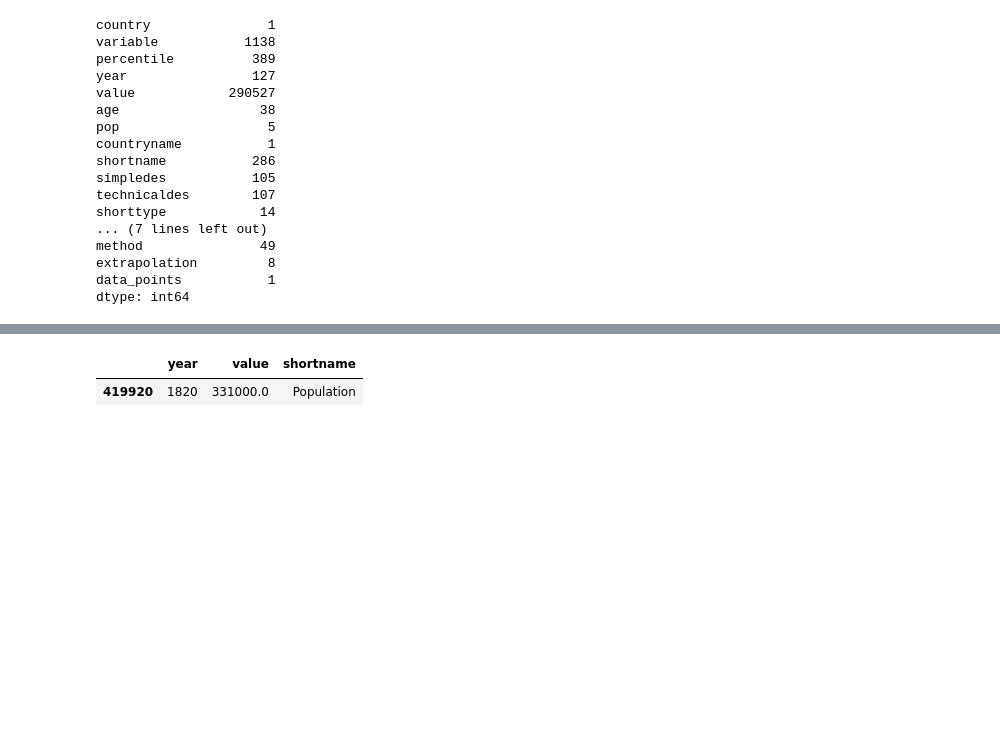
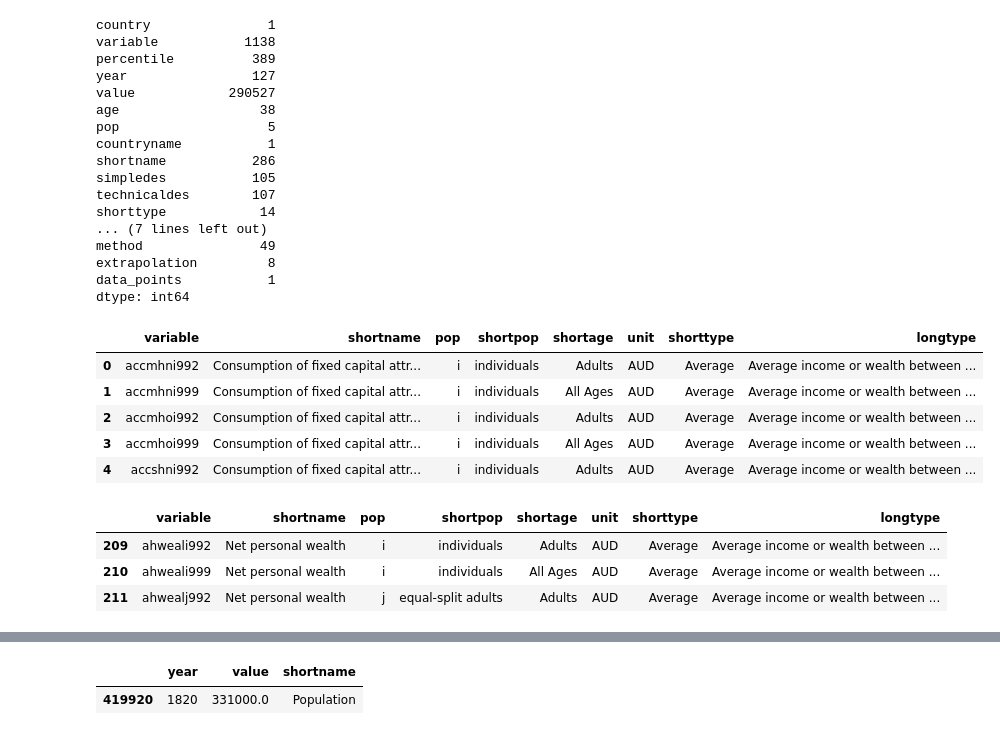
Before and after one commit to aldillon88/world-inequality-analysis, a Jupyter notebook: notebooks/initial-eda.ipynb, the cells around one changed output, grey strips where cells are left out. Saved outputs shown, nothing was run; the diff lists cells and outputs as text; code cells hidden in the pictures; blank space fills up the shorter version.

```diff
--- a/notebooks/initial-eda.ipynb
+++ b/notebooks/initial-eda.ipynb
@@ -104,46 +108,27 @@ extrapolation         8
 data_points           1
 dtype: int64
 # %%
+# Create a summary of all unique variables in the dataset.
 ls = []
 for variable, data in df.groupby('variable'):
     summary = {
         'variable': variable,
         'shortname': data['shortname'].unique()[0],
         'pop': data['pop'].unique()[0],
         'shortpop': data['shortpop'].unique()[0],
         'shortage': data['shortage'].unique()[0],
         'unit': data['unit'].unique()[0],
         'shorttype': data['shorttype'].unique()[0],
         'longtype': data['longtype'].unique()[0]
     }
     ls.append(summary)
 
 var_df = pd.DataFrame(ls)
-
-vars_of_interest = [
-    'wpwdebi999',
-    'wpweali999',
-    'wexpgoi999',
-    'wgdproi999',
-    'mgninci999',
-    'agninci999',
-    'agdproi999',
-    'mgdproi999',
-    'enfcari999',
-    'enfghgi999',
-    'knfcari999',
-    'knfghgi999',
-    'iqualii999',
-    'xlcuspi999',
-    'xlcusxi999',
-    'npopuli999',
-    'apwdebi999',
-    'mpwdebi999'
-]
-
-
-var_descriptions = var_df[(var_df['variable'].isin(vars_of_interest)) | ((var_df['variable'].str.contains('gei', case=False)) & (var_df['shortage'] == 'All Ages'))]
-var_descriptions.to_csv('../data/reference/variable_descriptions.csv', index=False)
-vars = pd.Series(var_descriptions['variable'].unique())
-vars.to_csv('../data/reference/variables_to_analyze.csv', header=['variable'], index=False)
-final_df = df[df['variable'].isin(vars)].copy()
+var_df.head()
+# %% [output]
+|  | variable | shortname | pop | shortpop | shortage | unit | shorttype | longtype |
+| 0 | accmhni992 | Consumption of fixed capital attr... | i | individuals | Adults | AUD | Average | Average income or wealth between ... |
+| 1 | accmhni999 | Consumption of fixed capital attr... | i | individuals | All Ages | AUD | Average | Average income or wealth between ... |
+| 2 | accmhoi992 | Consumption of fixed capital attr... | i | individuals | Adults | AUD | Average | Average income or wealth between ... |
+| 3 | accmhoi999 | Consumption of fixed capital attr... | i | individuals | All Ages | AUD | Average | Average income or wealth between ... |
+| 4 | accshni992 | Consumption of fixed capital attr... | i | individuals | Adults | AUD | Average | Average income or wealth between ... |
@@ -150 +183,9 @@ final_df = df[df['variable'].isin(vars)].copy()
+# %%
+per_capita = var_df[(var_df['variable'].isin(vars.values)) & (var_df['unit'] == 'AUD') & (var_df['shorttype'] == 'Average')]
+per_capita[per_capita['shortname'] == 'Net personal wealth']
+# %% [output]
+|  | variable | shortname | pop | shortpop | shortage | unit | shorttype | longtype |
+| 209 | ahweali992 | Net personal wealth | i | individuals | Adults | AUD | Average | Average income or wealth between ... |
+| 210 | ahweali999 | Net personal wealth | i | individuals | All Ages | AUD | Average | Average income or wealth between ... |
+| 211 | ahwealj992 | Net personal wealth | j | equal-split adults | Adults | AUD | Average | Average income or wealth between ... |
 # %%
```
Also changed, not shown: parts of 9 cells of this notebook, 1 other file.
